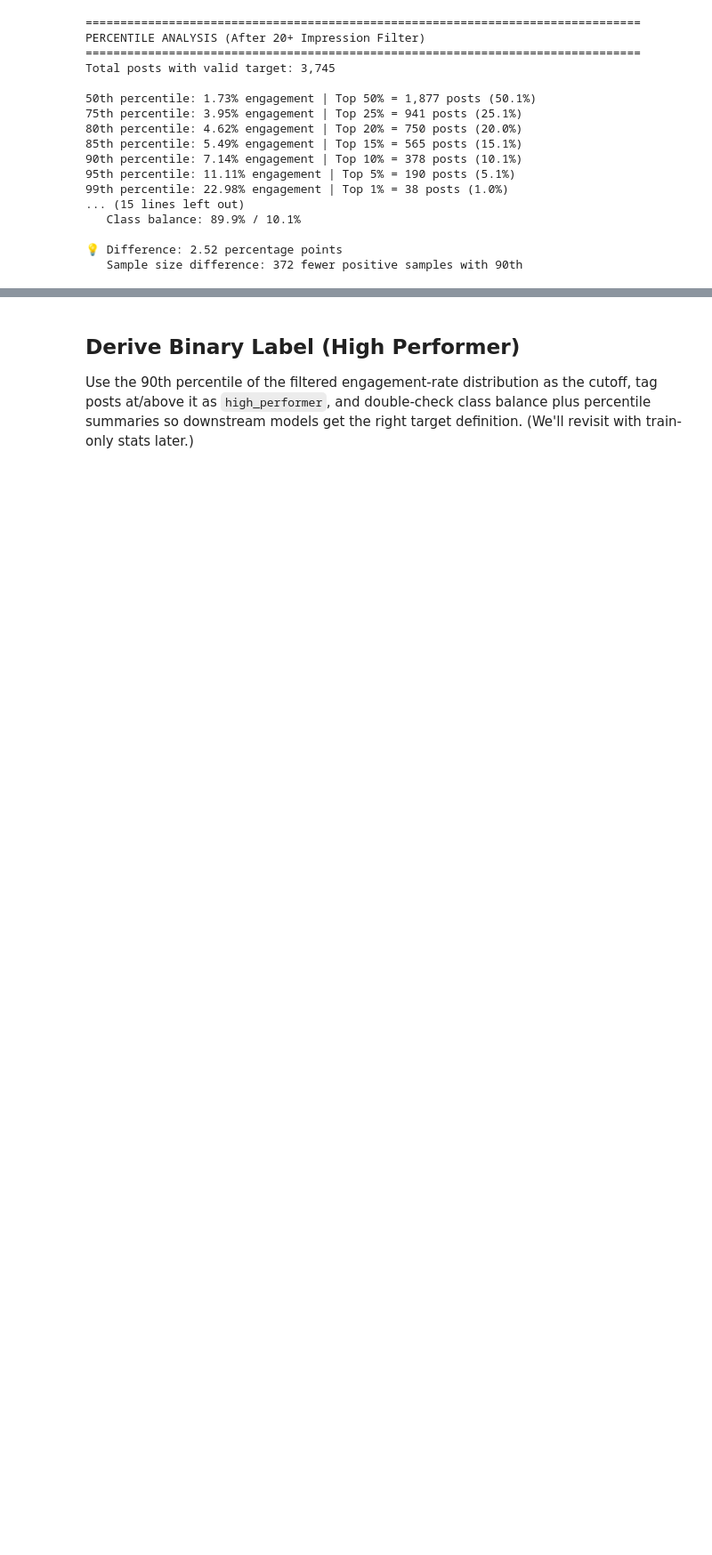
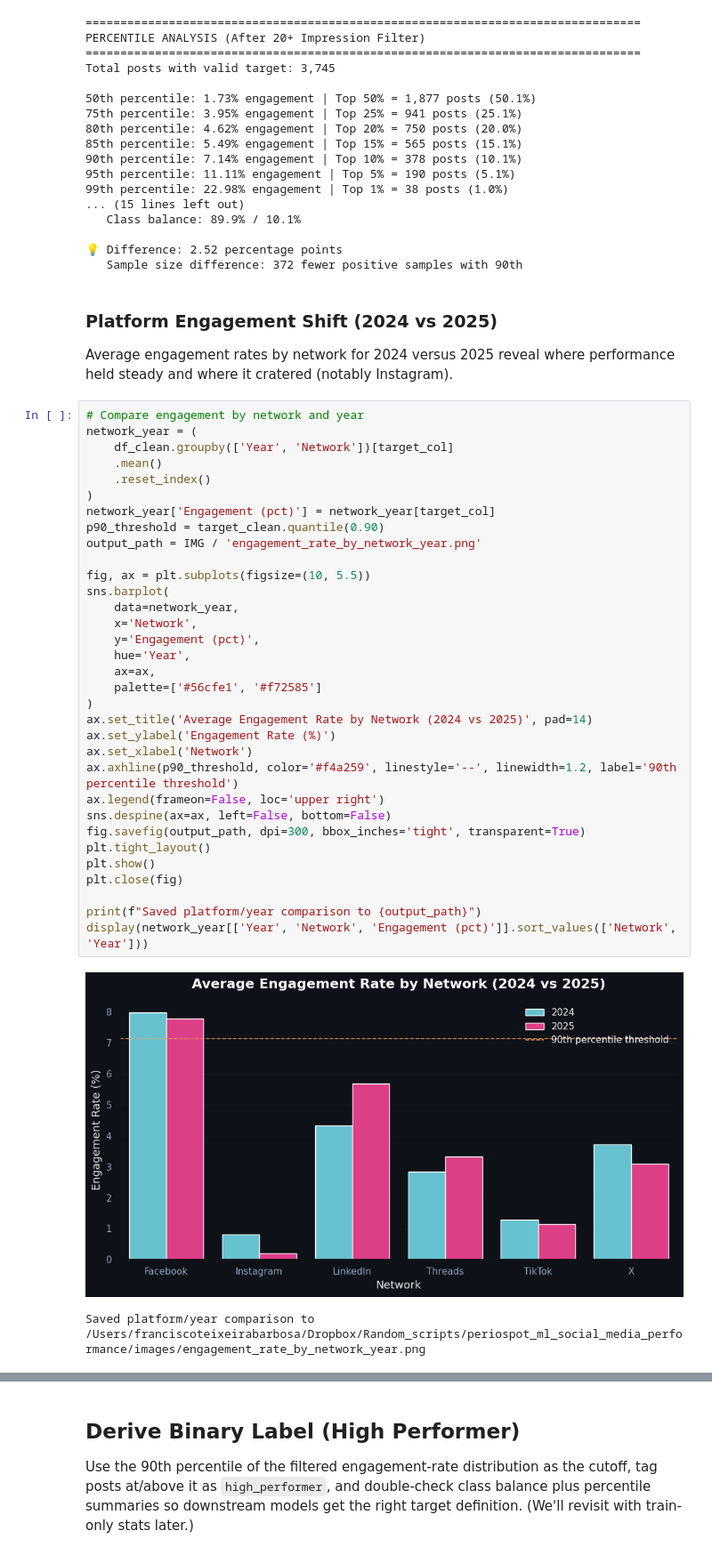
Before and after one commit to Tuminha/Periospot-ML-Social-Media-Performance-Predictor, a Jupyter notebook: notebooks/01_post_performance_binary.ipynb, the cells around one changed output, grey strips where cells are left out. Shown at 89% size. Saved outputs shown, nothing was run; the diff lists cells and outputs as text; blank space fills up the shorter version.

```diff
--- a/notebooks/01_post_performance_binary.ipynb
+++ b/notebooks/01_post_performance_binary.ipynb
@@ -711,3 +834,43 @@ Total posts with valid target: 3,745
 
 💡 Difference: 2.52 percentage points
    Sample size difference: 372 fewer positive samples with 90th
+# %% [markdown]
+### Platform Engagement Shift (2024 vs 2025)
+
+Average engagement rates by network for 2024 versus 2025 reveal where performance held steady and where it cratered (notably Instagram).
+# %%
+# Compare engagement by network and year
+network_year = (
+    df_clean.groupby(['Year', 'Network'])[target_col]
+    .mean()
+    .reset_index()
+)
+network_year['Engagement (pct)'] = network_year[target_col]
+p90_threshold = target_clean.quantile(0.90)
+output_path = IMG / 'engagement_rate_by_network_year.png'
+
+fig, ax = plt.subplots(figsize=(10, 5.5))
+sns.barplot(
+    data=network_year,
+    x='Network',
+    y='Engagement (pct)',
+    hue='Year',
+    ax=ax,
+    palette=['#56cfe1', '#f72585']
+)
+ax.set_title('Average Engagement Rate by Network (2024 vs 2025)', pad=14)
+ax.set_ylabel('Engagement Rate (%)')
+ax.set_xlabel('Network')
+ax.axhline(p90_threshold, color='#f4a259', linestyle='--', linewidth=1.2, label='90th percentile threshold')
+ax.legend(frameon=False, loc='upper right')
+sns.despine(ax=ax, left=False, bottom=False)
+fig.savefig(output_path, dpi=300, bbox_inches='tight', transparent=True)
+plt.tight_layout()
+plt.show()
+plt.close(fig)
+
+print(f"Saved platform/year comparison to {output_path}")
+display(network_year[['Year', 'Network', 'Engagement (pct)']].sort_values(['Network', 'Year']))
+# %% [output]
+[figure, added]
+Saved platform/year comparison to /Users/franciscoteixeirabarbosa/Dropbox/Random_scripts/periospot_ml_social_media_performance/images/engagement_rate_by_network_year.png
```
Also changed, not shown: parts of 15 cells of this notebook, 8 other files.
